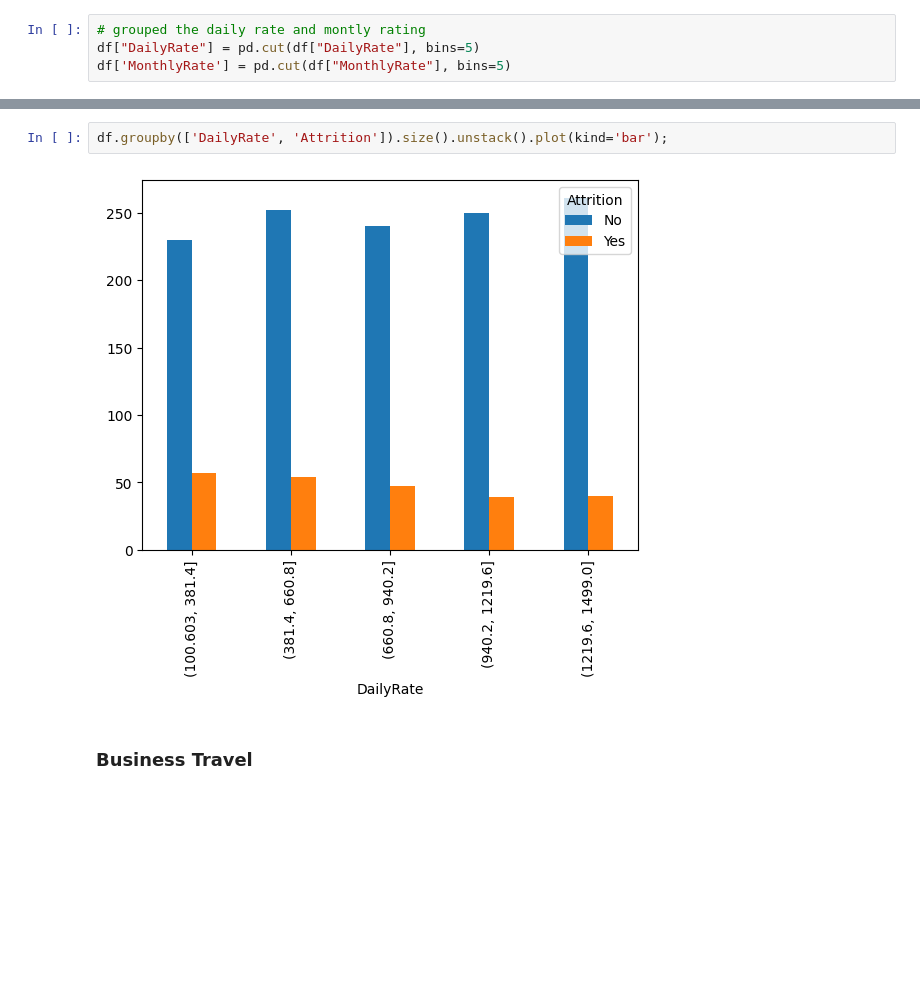
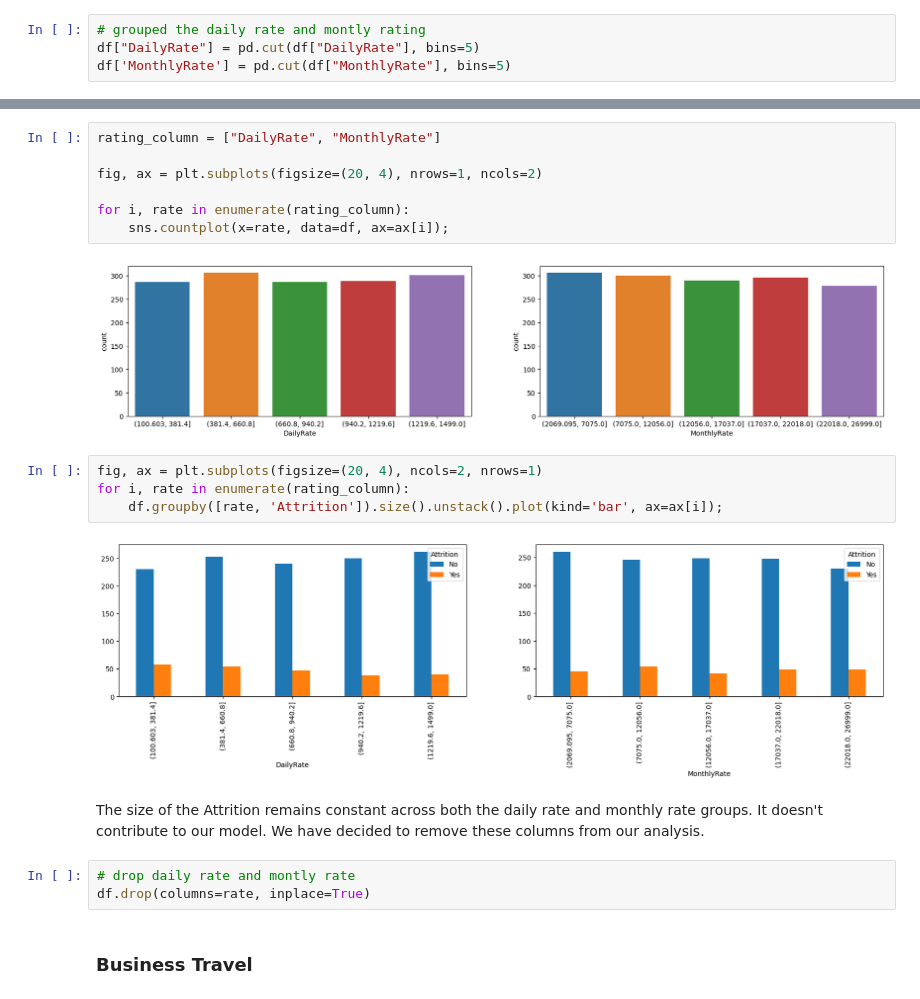
Before and after one commit to ldebele/Employee-Attrition-Prediction, a Jupyter notebook: notebooks/EDA.ipynb, the cells around one changed output, grey strips where cells are left out. Saved outputs shown, nothing was run; the diff lists cells and outputs as text; blank space fills up the shorter version.

Commit message:
analysis the dataset

```diff
--- a/notebooks/EDA.ipynb
+++ b/notebooks/EDA.ipynb
@@ -150,7 +146,23 @@ sns.countplot(x='DailyRate', data=df);
-# %%
-df.groupby(['DailyRate', 'Attrition']).size().unstack().plot(kind='bar');
-# %% [output]
-[figure, removed]
+# %%
+rating_column = ["DailyRate", "MonthlyRate"]
+
+fig, ax = plt.subplots(figsize=(20, 4), nrows=1, ncols=2)
+
+for i, rate in enumerate(rating_column):
+    sns.countplot(x=rate, data=df, ax=ax[i]);
+# %% [output]
+[figure, added]
+# %%
+fig, ax = plt.subplots(figsize=(20, 4), ncols=2, nrows=1)
+for i, rate in enumerate(rating_column):
+    df.groupby([rate, 'Attrition']).size().unstack().plot(kind='bar', ax=ax[i]);
+# %% [output]
+[figure, added]
+# %% [markdown]
+The size of the Attrition remains constant across both the daily rate and monthly rate groups. It doesn't contribute to our model. We have decided to remove these columns from our analysis.
+# %%
+# drop daily rate and montly rate
+df.drop(columns=rate, inplace=True)
 # %% [markdown]
 ### Business Travel
 # %%
```
Also changed, not shown: parts of 17 cells of this notebook, 7 other files.
